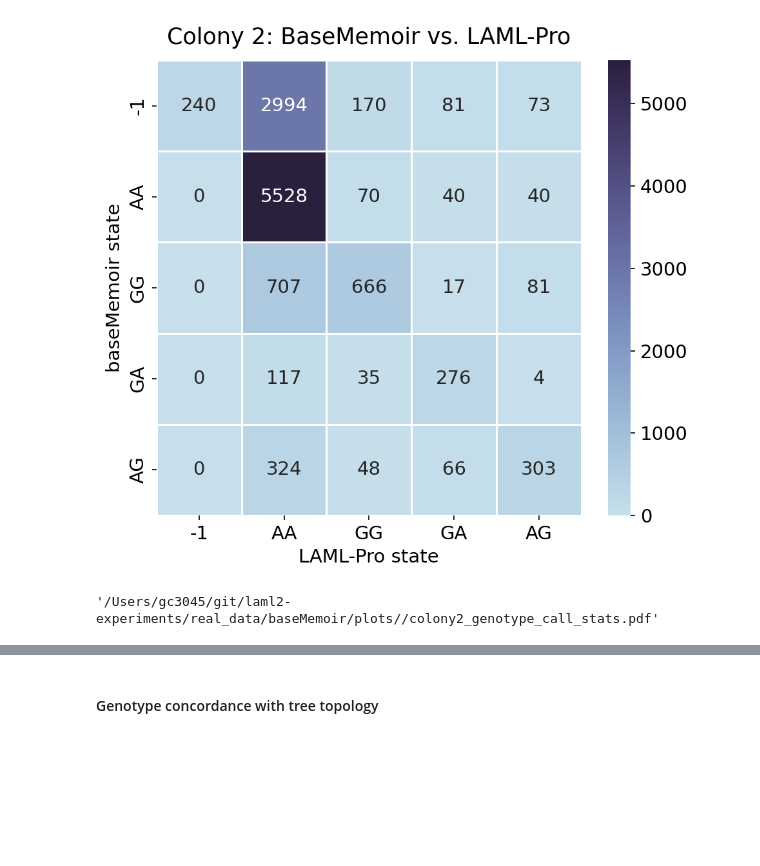
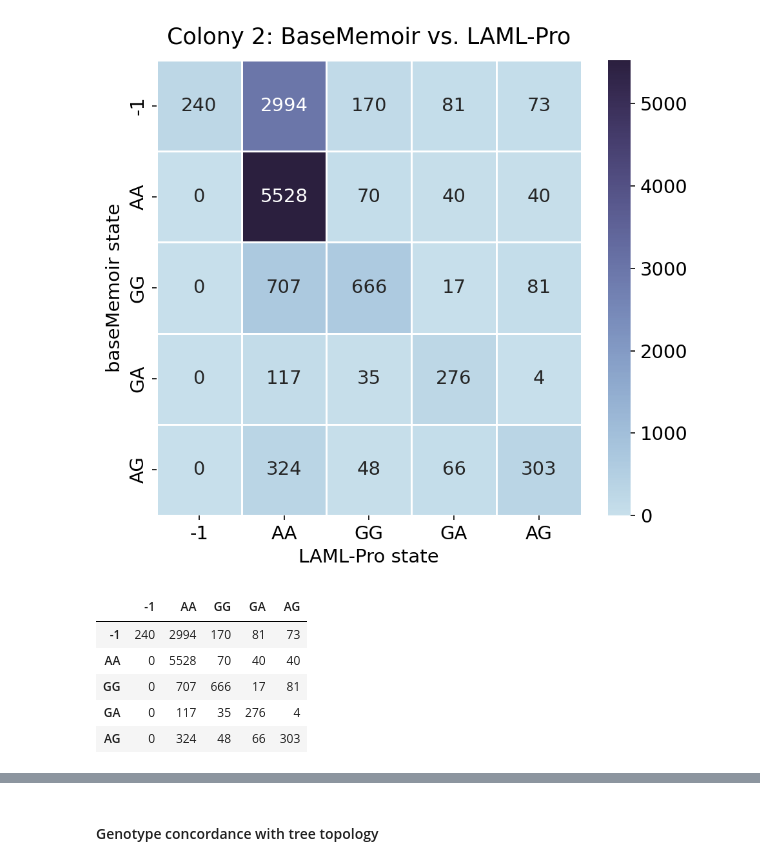
Before and after one commit to raphael-group/LAML-Pro-experiments, a Jupyter notebook: real_data/analysis/baseMemoir_eval_trialing.ipynb, the cells around one changed output, grey strips where cells are left out. Drawn from its saved outputs; the diff is of its cells as text; code cells hidden in the pictures; blank space fills up the shorter version.

```diff
--- a/real_data/analysis/baseMemoir_eval_trialing.ipynb
+++ b/real_data/analysis/baseMemoir_eval_trialing.ipynb
@@ -55,7 +64,7 @@ plot_genotype_confidence(c2_summary_df, title="Colony 2: baseMemoir probabilitie
 [figure]
 # %%
 bm_geno_df = bm_input_geno_df[['cell_name', 'target_site', 'bM_geno']]
-bm_geno_df = bM_geno_df.pivot(
+bm_geno_df = bm_geno_df.pivot(
     index="cell_name",
     columns="target_site",
     values="bM_geno"
@@ -79,7 +92,11 @@ counts = plot_state_counts(geno_matrix, lp_map_geno_df, title="Colony 2: BaseMem
 # %% [output]
 [figure]
-# %%
-stats_df = report_genotype_call_stats(counts)
-save_df_to_pdf(stats_df, filename=f"{plotdir}/colony2_genotype_call_stats.pdf", title=None, floatfmt="{:.4f}", fontsize=10)
-# %% [output]
-'/Users/gc3045/git/laml2-experiments/real_data/baseMemoir/plots//colony2_genotype_call_stats.pdf'
+# %%
+counts
+# %% [output]
+|  | -1 | AA | GG | GA | AG |
+| -1 | 240 | 2994 | 170 | 81 | 73 |
+| AA | 0 | 5528 | 70 | 40 | 40 |
+| GG | 0 | 707 | 666 | 17 | 81 |
+| GA | 0 | 117 | 35 | 276 | 4 |
+| AG | 0 | 324 | 48 | 66 | 303 |
```
Also changed, not shown: parts of 40 cells of this notebook, 52 other files.
